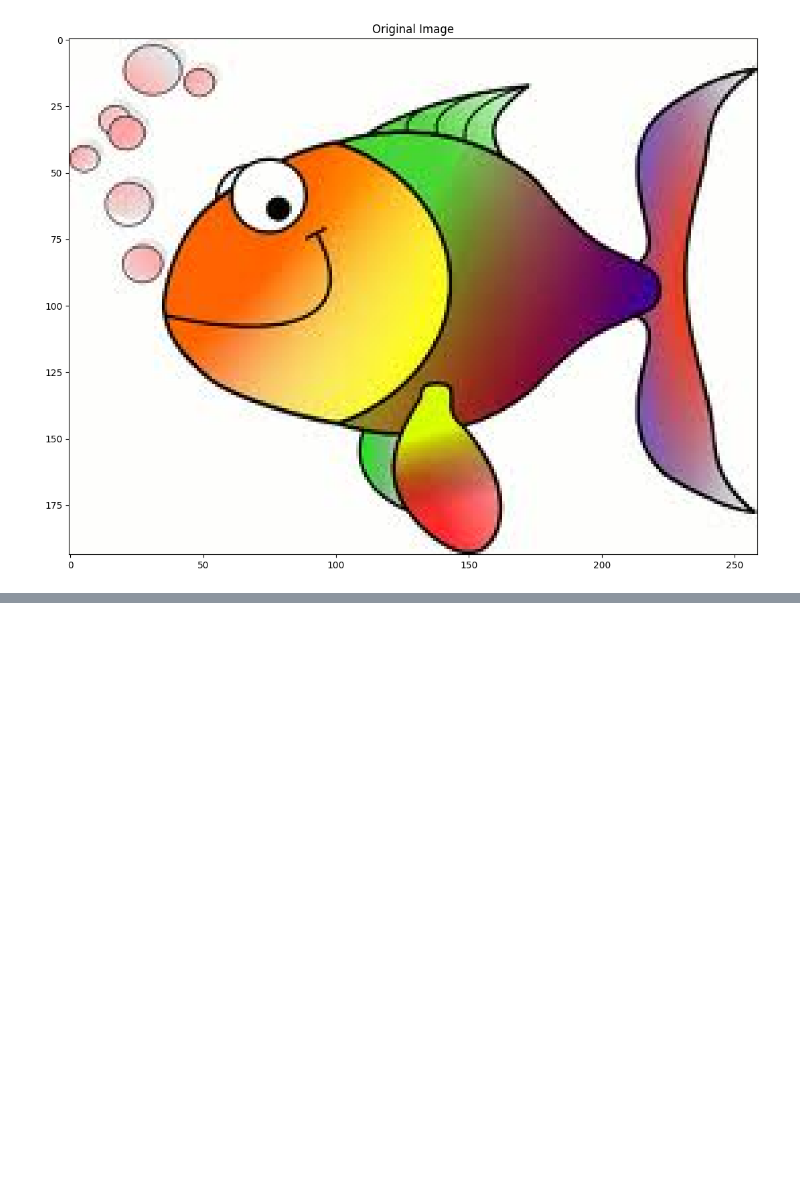
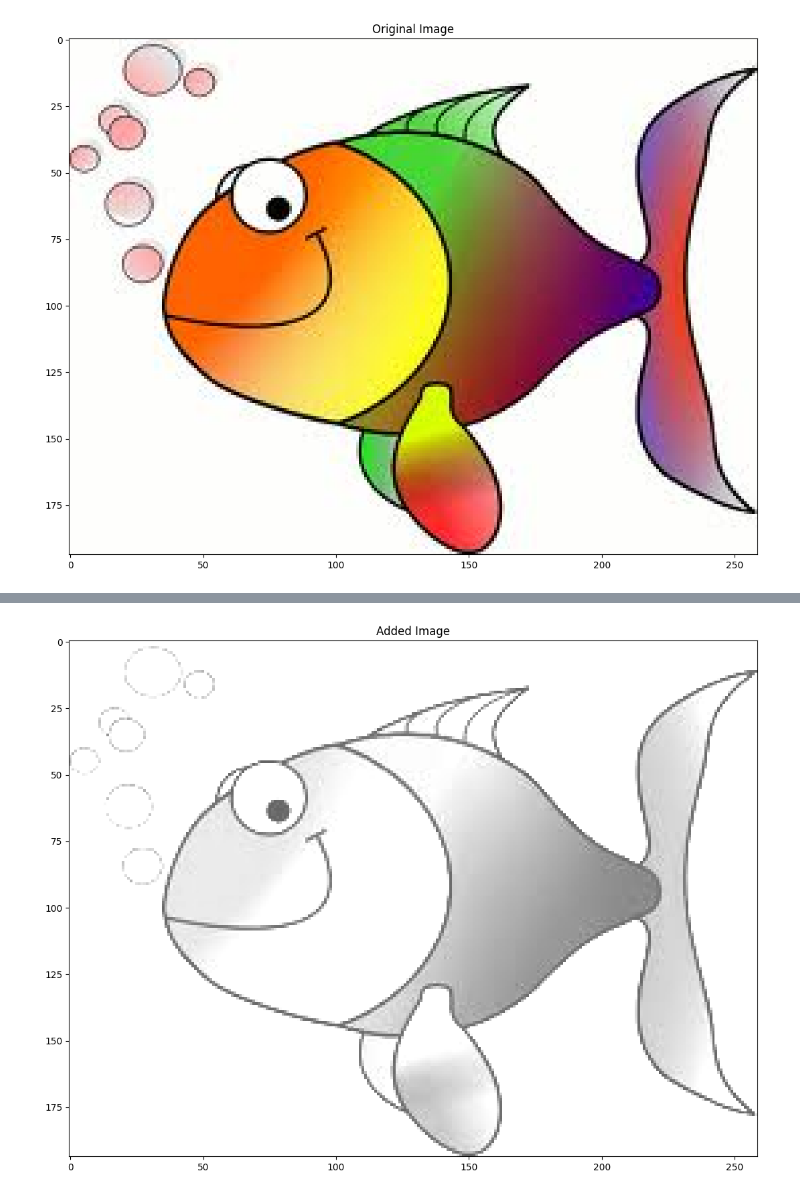
Before and after one commit to maxprogrammer007/Computer-Vision, a Jupyter notebook: 01_Image_Operations/07_Arithmetic_Bitwise_OpenCV.ipynb, the cells around one changed output, grey strips where cells are left out. Drawn from its saved outputs; the diff is of its cells as text; code cells hidden in the pictures; blank space fills up the shorter version.

```diff
--- a/01_Image_Operations/07_Arithmetic_Bitwise_OpenCV.ipynb
+++ b/01_Image_Operations/07_Arithmetic_Bitwise_OpenCV.ipynb
@@ -23,0 +54,7 @@ imshow('Original Image',img)
+# %%
+# iincreasing brightness
+
+added = cv2.add(gray,M)
+imshow('Added Image',added)
+# %% [output]
+[figure, added]
```
Also changed, not shown: parts of 6 cells of this notebook.
